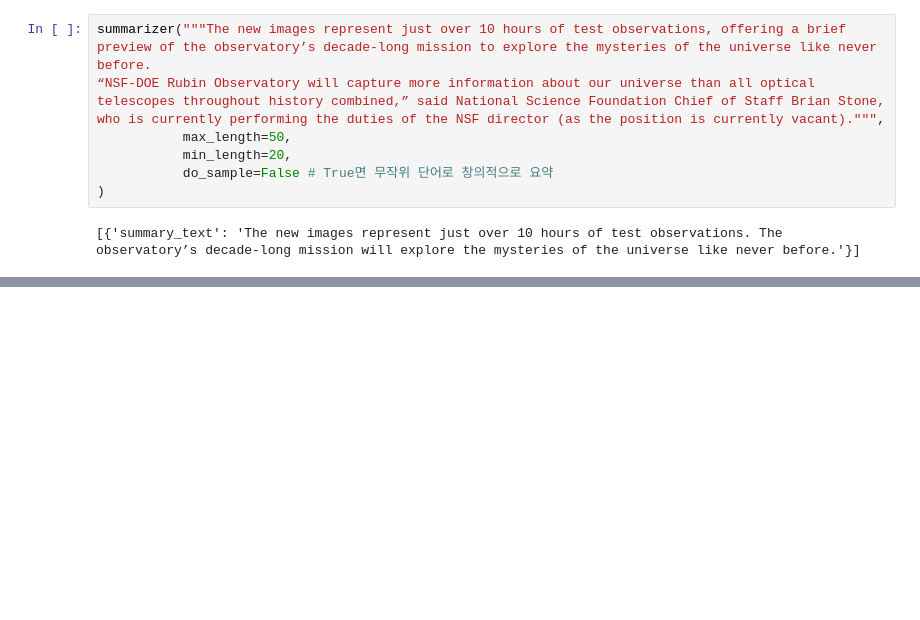
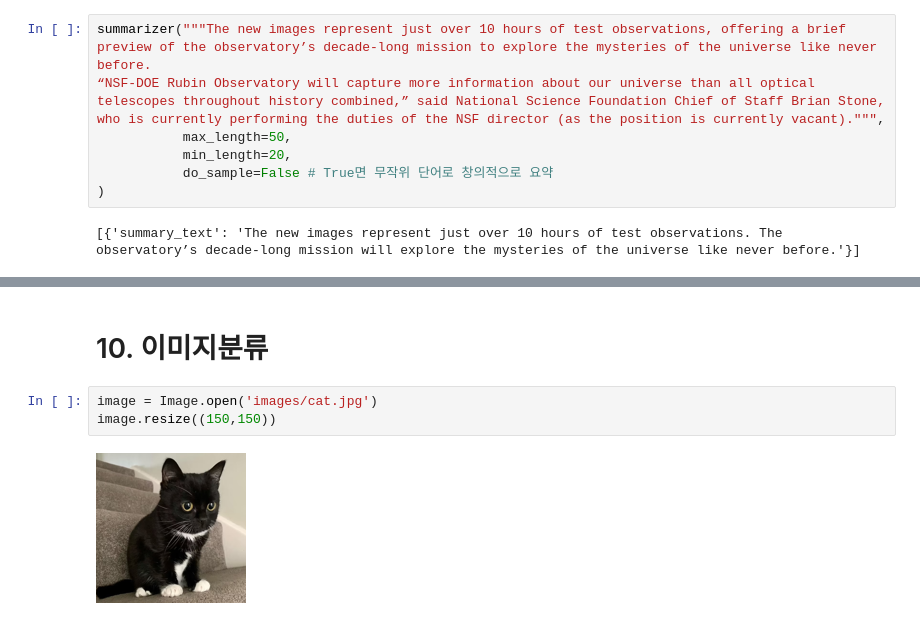
Before and after one commit to SeohuiJeong0420/ai_x, a Jupyter notebook: source/08_LLM/ch1. 허깅페이스.ipynb, the cells around one changed output, grey strips where cells are left out. Saved outputs shown, nothing was run; the diff lists cells and outputs as text; blank space fills up the shorter version.

```diff
--- a/source/08_LLM/ch1. 허깅페이스.ipynb
+++ b/source/08_LLM/ch1. 허깅페이스.ipynb
@@ -261,0 +351,7 @@ summarizer("""The new images represent just over 10 hours of test observations,
+# %% [markdown]
+# 10. 이미지분류
+# %%
+image = Image.open('images/cat.jpg')
+image.resize((150,150))
+# %% [output]
+[figure, added]
```
Also changed, not shown: parts of 16 cells of this notebook.
